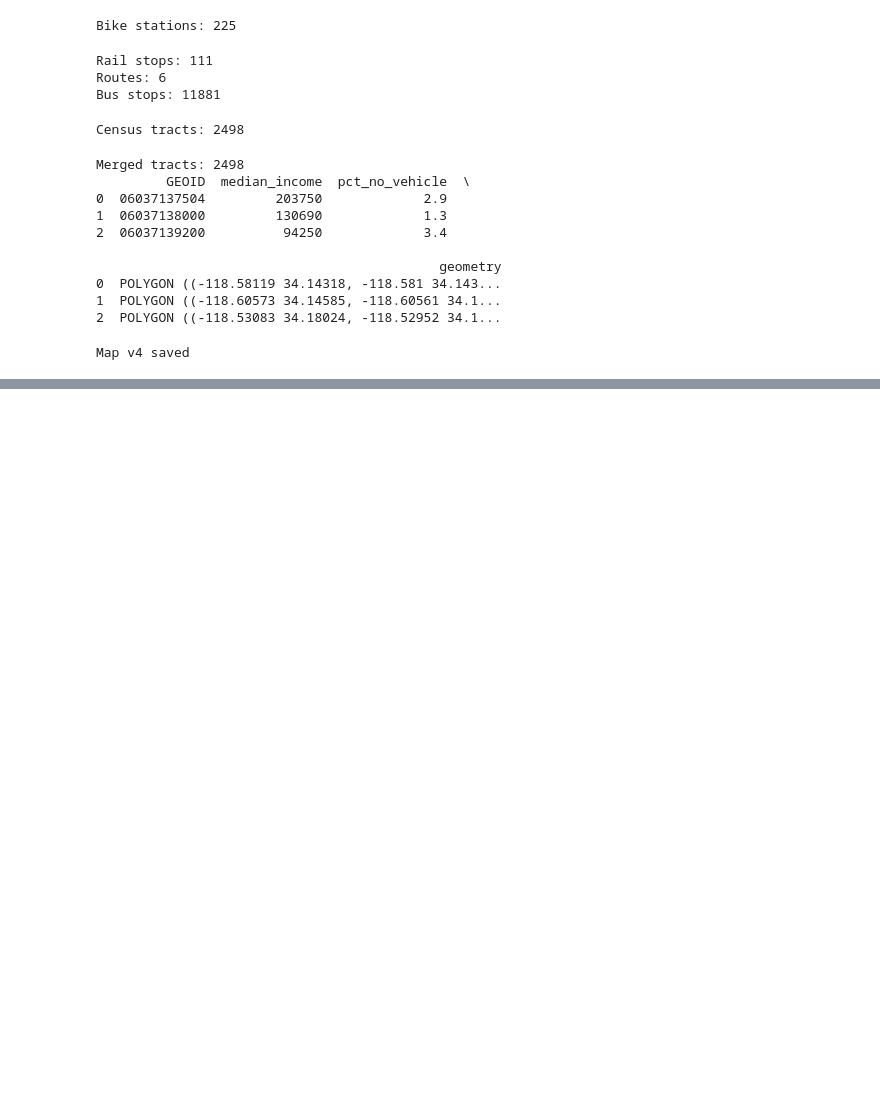
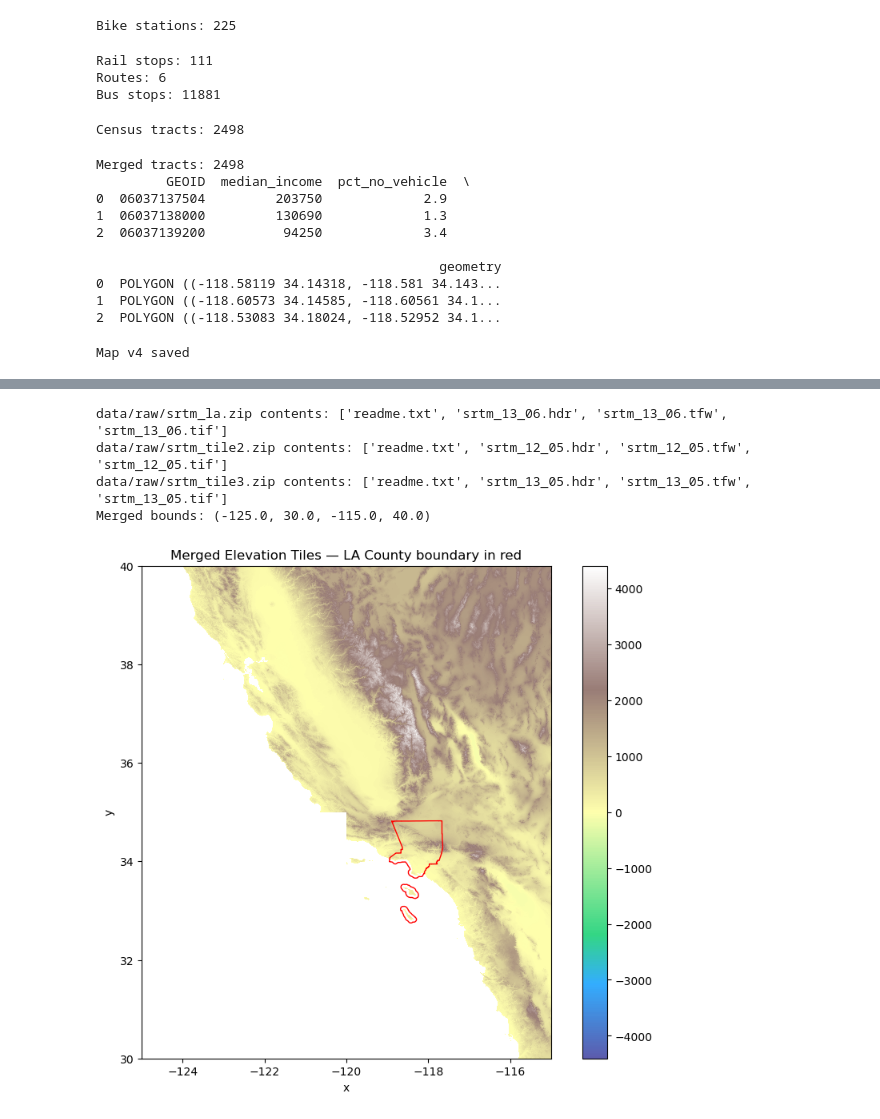
Before and after one commit to moiseshiram19/moving-through-la, a Jupyter notebook: 01_data_explor.ipynb, the cells around one changed output, grey strips where cells are left out. Cells and saved outputs as stored; diff of their text form; code cells hidden in the pictures; blank space fills up the shorter version.

```diff
--- a/01_data_explor.ipynb
+++ b/01_data_explor.ipynb
@@ -304,0 +452,19 @@ All processed data saved
+# %%
+# Define all tiles needed with their own output filenames
+tiles = [
+    ("https://srtm.csi.cgiar.org/wp-content/uploads/files/srtm_5x5/TIFF/srtm_12_05.zip", "data/raw/srtm_tile2.zip"),
+    ("https://srtm.csi.cgiar.org/wp-content/uploads/files/srtm_5x5/TIFF/srtm_13_05.zip", "data/raw/srtm_tile3.zip"),
+]
+
+for url, filepath in tiles:
+    print(f"Downloading {url.split('/')[-1]}...")  # print just the filename
+    response = requests.get(url, stream=True)
+
+    with open(filepath, "wb") as f:
+        for chunk in response.iter_content(chunk_size=8192):
+            f.write(chunk)
+
+    print(f"  Status: {response.status_code}")
+    print(f"  Size:   {os.path.getsize(filepath) / 1024 / 1024:.1f} MB")
+
+print("All tiles downloaded")
@@ -304,0 +479,36 @@ All processed data saved
+# %%
+from rioxarray.merge import merge_arrays
+
+# Extract all three tiles to their own folders
+extract_jobs = [
+    ("data/raw/srtm_la.zip",    "data/raw/srtm_la/"),     # tile 1 — already downloaded
+    ("data/raw/srtm_tile2.zip", "data/raw/srtm_tile2/"),  # tile 2
+    ("data/raw/srtm_tile3.zip", "data/raw/srtm_tile3/"),  # tile 3
+]
+
+for zip_path, extract_dir in extract_jobs:
+    with zipfile.ZipFile(zip_path, "r") as zip_ref:
+        print(f"{zip_path} contents: {zip_ref.namelist()}")
+        zip_ref.extractall(extract_dir)
+
+# Open all three tiles
+dem1 = rxr.open_rasterio("data/raw/srtm_la/srtm_13_06.tif",       masked=True)
+dem2 = rxr.open_rasterio("data/raw/srtm_tile2/srtm_12_05.tif",    masked=True)
+dem3 = rxr.open_rasterio("data/raw/srtm_tile3/srtm_13_05.tif",    masked=True)
+
+# Merge into one continuous raster
+dem_merged = merge_arrays([dem1, dem2, dem3])
+print(f"Merged bounds: {dem_merged.rio.bounds()}")
+
+# Plot merged raster + LA county boundary as spatial reference
+fig, ax = plt.subplots(figsize=(10, 8))
+dem_merged.plot(ax=ax, cmap='terrain', alpha=0.8)
+gdf_la.dissolve().boundary.plot(ax=ax, color='red', linewidth=1)
+ax.set_title("Merged Elevation Tiles — LA County boundary in red")
+plt.show()
+# %% [output]
+data/raw/srtm_la.zip contents: ['readme.txt', 'srtm_13_06.hdr', 'srtm_13_06.tfw', 'srtm_13_06.tif']
+data/raw/srtm_tile2.zip contents: ['readme.txt', 'srtm_12_05.hdr', 'srtm_12_05.tfw', 'srtm_12_05.tif']
+data/raw/srtm_tile3.zip contents: ['readme.txt', 'srtm_13_05.hdr', 'srtm_13_05.tfw', 'srtm_13_05.tif']
+Merged bounds: (-125.0, 30.0, -115.0, 40.0)
+[figure, added]
```
Also changed, not shown: parts of 16 cells of this notebook, 32 other files.
